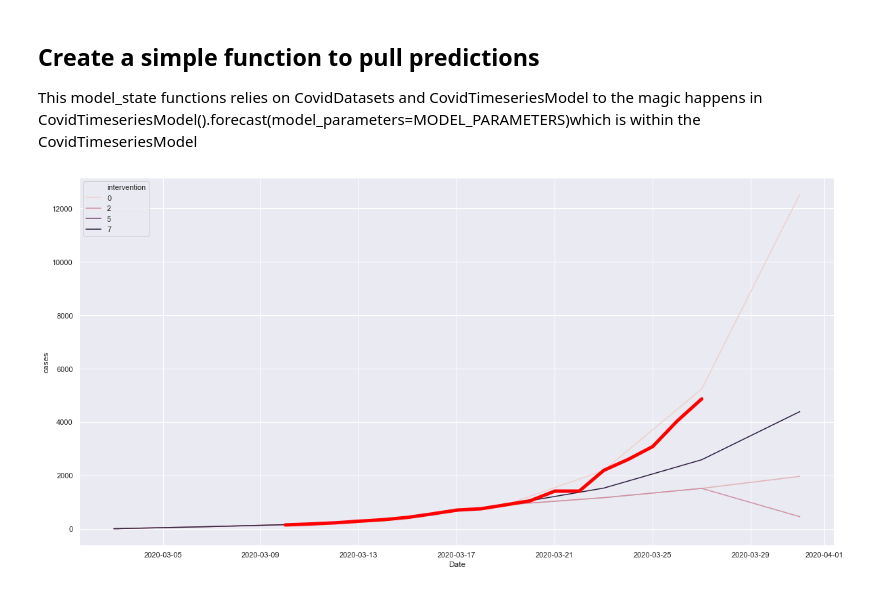
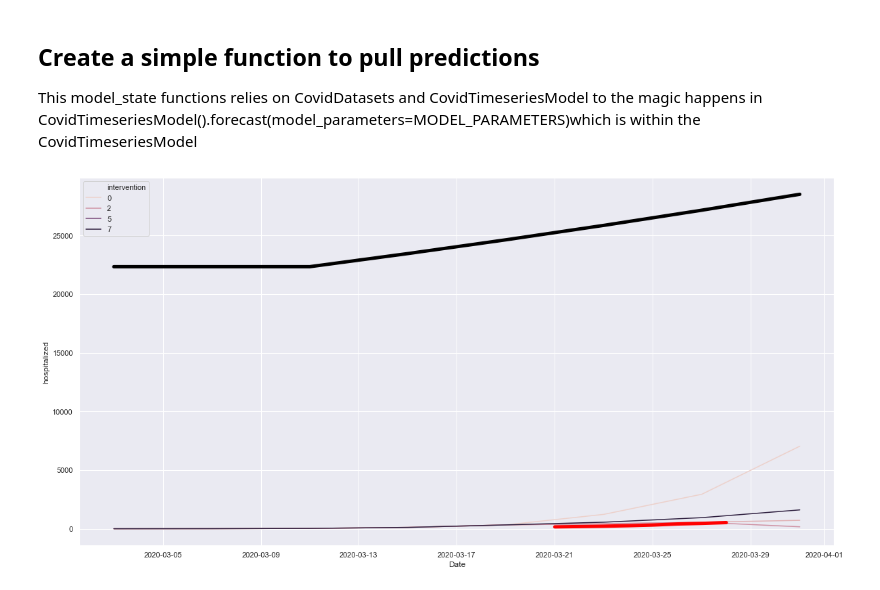
Before and after one commit to thoo/covid-data-model, a Jupyter notebook: notebook_runtime.ipynb, the cells around one changed output. Drawn from its saved outputs; the diff is of its cells as text; code cells hidden in the pictures.

```diff
--- a/notebook_runtime.ipynb
+++ b/notebook_runtime.ipynb
@@ -56,7 +56,7 @@ def model_state(country, state, interventions=None):
     return CovidTimeseriesModel().forecast(model_parameters=MODEL_PARAMETERS)
 # %%
 COUNTRY="USA"
-STATE="CA"
+STATE="FL"
 combined_df = pd.DataFrame()
 for i in (0,1,2,7):
     intervention = INTERVENTIONS[i]
@@ -67,38 +67,46 @@ for i in (0,1,2,7):
 #Filter the output to a closer time range for the scale
 combined_df['Date'] = pd.to_datetime(combined_df['Date'])
 end_date = datetime.today() + timedelta(days=5)
 mask = (combined_df['Date'] <= end_date)
 combined_df = combined_df.loc[mask]
 
 #
 sb.set(rc={'figure.figsize':(20,10)})
 ax = sb.lineplot(x="Date",
                   y='Pred. Hosp.',
                   hue="intervention",
                   markers=True,
                   dashes=False,
                   data=combined_df
                  )
 
+ax = sb.lineplot(x="Date",
+                  y='Avail. Hosp. Beds',
+                  linewidth=5,
+                  color="black",
+                  markers=True,
+                  dashes=False,
+                  data=combined_df
+                 )
+
 #------------------
 #--- Pull in the CoronaDataScraper for actuals
 #------------------
 
-#Dataset = CDSDataset() #-- pulls from CAN github
-#df = Dataset.get_timeseries_by_country_state(COUNTRY, STATE,1)
-df = pd.read_csv("https://coronadatascraper.com/timeseries.csv") #latest data direct from CDS
+df = pd.read_csv("http://covidtracking.com/api/states/daily.csv") #latest data direct from CDS
 
 #Filter the output of CDS's timeseries to start with the projections earliest date (CDS has much more data)
-df['Date'] = pd.to_datetime(df['date'])
+df['Date'] = pd.to_datetime(df['date'], format='%Y%m%d')
 start_date = combined_df.Date.min()  #grab earliest date
-df = df.loc[(df['Date'] >= start_date)]
+#df = df.loc[(df['Date'] >= start_date)]
 
-df = df[(df.state == STATE) & (df.county.isnull())]
+df = df[(df.state == STATE)]
 ax = sb.lineplot(x="Date",
-                  y='cases',
+                  y='hospitalized',
                   color="red",
                   linewidth = 5,
+                  markers = True,
                   data=df
                  )
 # %% [output]
-[figure, old version]
+[figure, new version]
```
Also changed, not shown: parts of 7 cells of this notebook.
